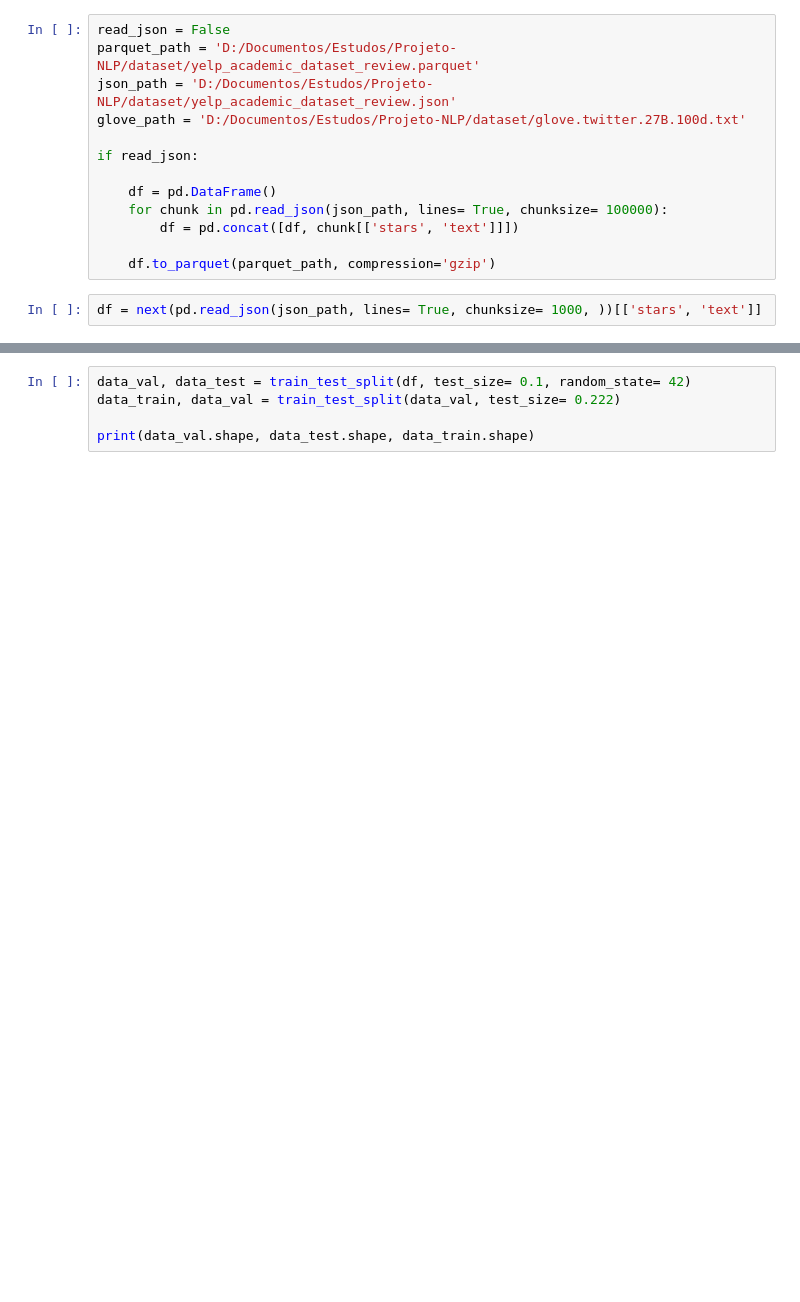
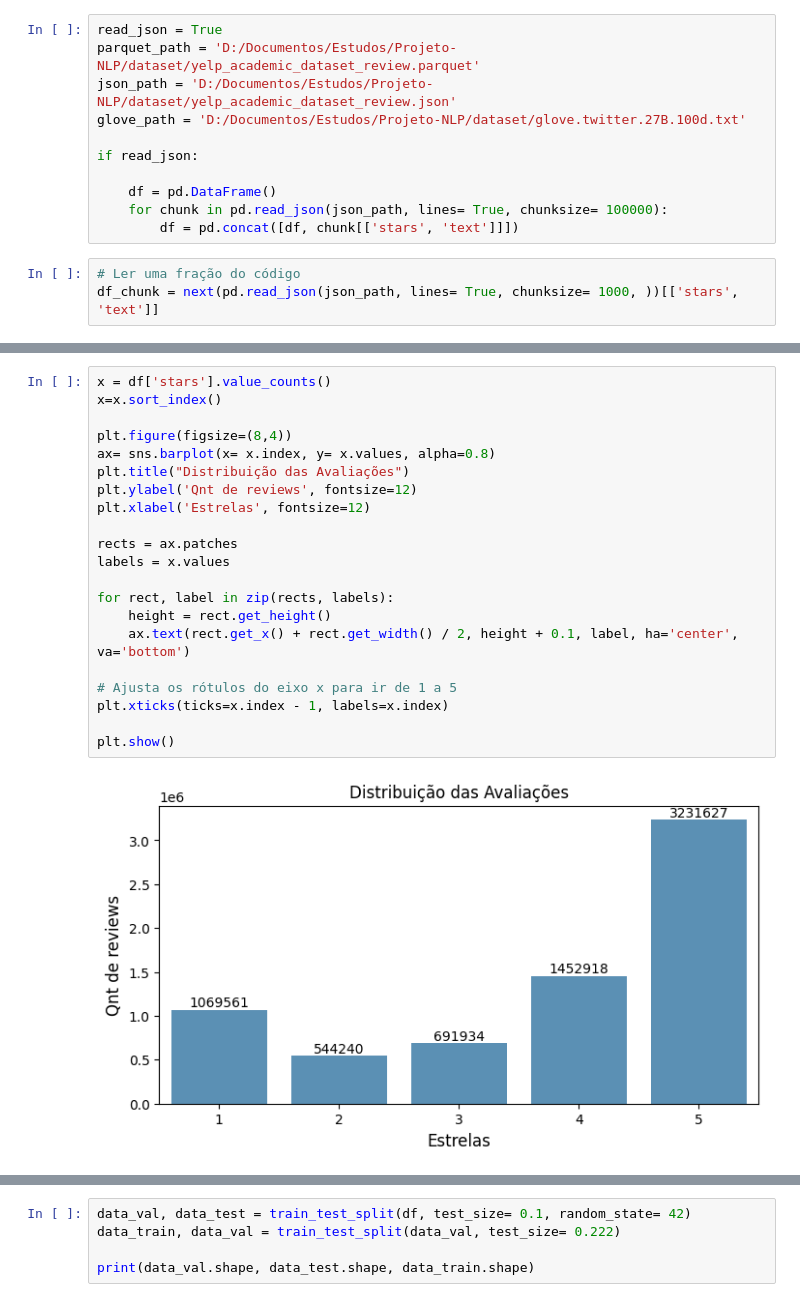
Before and after one commit to constantinoneto1/project-nlp, a Jupyter notebook: codes/notebooks/main.ipynb, the cells around one changed output, grey strips where cells are left out. Drawn from its saved outputs; the diff is of its cells as text; blank space fills up the shorter version.

Commit message:
Correções para insfraestutura e visualização dos dados

```diff
--- a/codes/notebooks/main.ipynb
+++ b/codes/notebooks/main.ipynb
@@ -17,7 +18,7 @@ from tqdm.auto import tqdm
 
 import re
 # %%
-read_json = False
+read_json = True
 parquet_path = 'D:/Documentos/Estudos/Projeto-NLP/dataset/yelp_academic_dataset_review.parquet'
 json_path = 'D:/Documentos/Estudos/Projeto-NLP/dataset/yelp_academic_dataset_review.json'
 glove_path = 'D:/Documentos/Estudos/Projeto-NLP/dataset/glove.twitter.27B.100d.txt'
@@ -27,7 +28,6 @@ if read_json:
     df = pd.DataFrame()
     for chunk in pd.read_json(json_path, lines= True, chunksize= 100000):
         df = pd.concat([df, chunk[['stars', 'text']]])
-
-    df.to_parquet(parquet_path, compression='gzip')
 # %%
-df = next(pd.read_json(json_path, lines= True, chunksize= 1000, ))[['stars', 'text']]
+# Ler uma fração do código
+df_chunk = next(pd.read_json(json_path, lines= True, chunksize= 1000, ))[['stars', 'text']]
@@ -33,0 +49,23 @@ df = next(pd.read_json(json_path, lines= True, chunksize= 1000, ))[['stars', 'te
+# %%
+x = df['stars'].value_counts()
+x=x.sort_index()
+
+plt.figure(figsize=(8,4))
+ax= sns.barplot(x= x.index, y= x.values, alpha=0.8)
+plt.title("Distribuição das Avaliações")
+plt.ylabel('Qnt de reviews', fontsize=12)
+plt.xlabel('Estrelas', fontsize=12)
+
+rects = ax.patches
+labels = x.values
+
+for rect, label in zip(rects, labels):
+    height = rect.get_height()
+    ax.text(rect.get_x() + rect.get_width() / 2, height + 0.1, label, ha='center', va='bottom')
+
+# Ajusta os rótulos do eixo x para ir de 1 a 5
+plt.xticks(ticks=x.index - 1, labels=x.index)
+
+plt.show()
+# %% [output]
+[figure, added]
```
Also changed, not shown: parts of 18 cells of this notebook, 2 other files.
